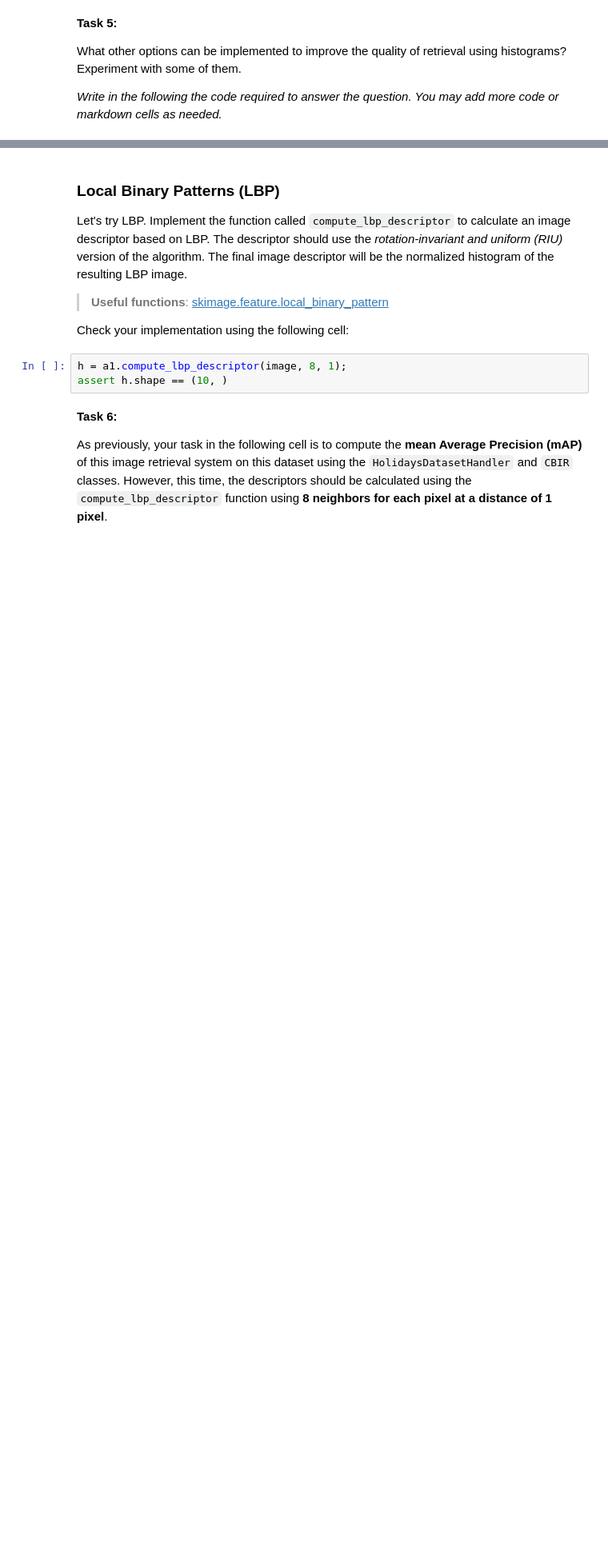
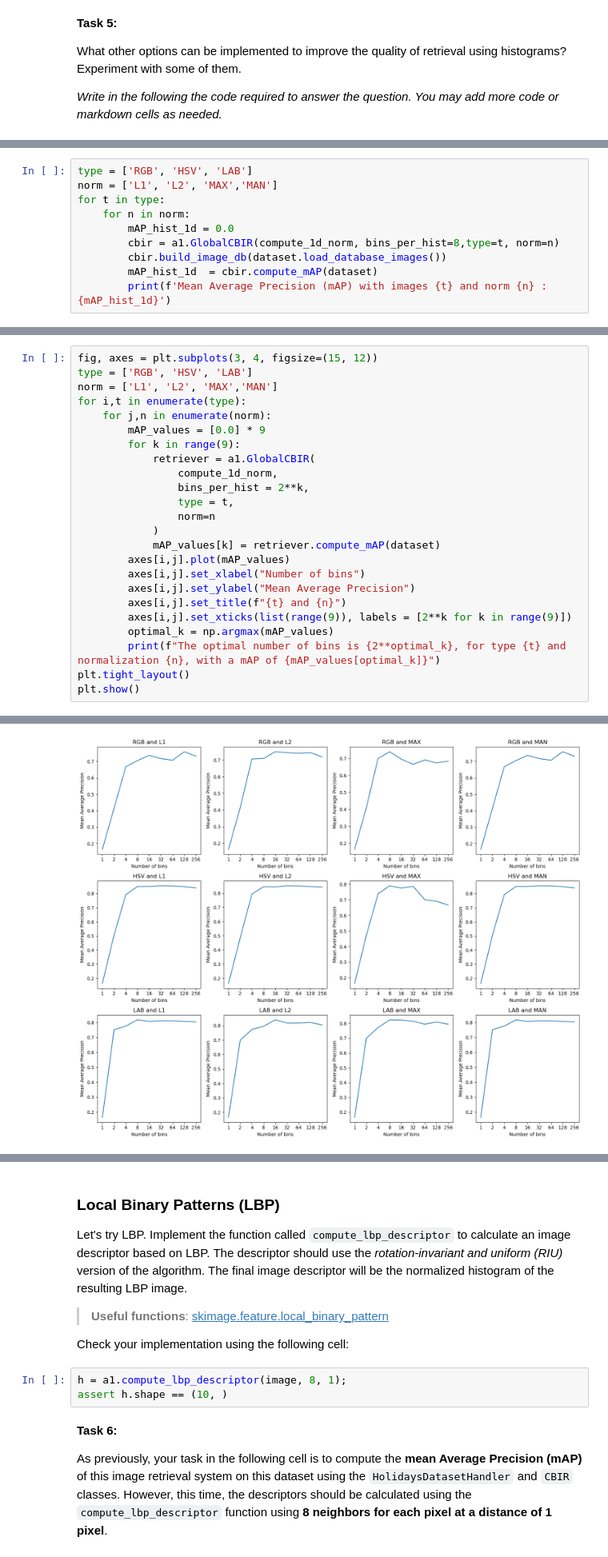
Before and after one commit to Frankwii/IIRBC_assignment1, a Jupyter notebook: 11762_Image_Description.ipynb, the cells around one changed output, grey strips where cells are left out. Shown at 80% size. Drawn from its saved outputs; the diff is of its cells as text; blank space fills up the shorter version.

```diff
--- a/11762_Image_Description.ipynb
+++ b/11762_Image_Description.ipynb
@@ -322,0 +352,10 @@ What other options can be implemented to improve the quality of retrieval using
+# %%
+type = ['RGB', 'HSV', 'LAB']
+norm = ['L1', 'L2', 'MAX','MAN']
+for t in type:
+    for n in norm:
+        mAP_hist_1d = 0.0
+        cbir = a1.GlobalCBIR(compute_1d_norm, bins_per_hist=8,type=t, norm=n)
+        cbir.build_image_db(dataset.load_database_images())
+        mAP_hist_1d  = cbir.compute_mAP(dataset)
+        print(f'Mean Average Precision (mAP) with images {t} and norm {n} : {mAP_hist_1d}')
@@ -322,0 +375,25 @@ What other options can be implemented to improve the quality of retrieval using
+# %%
+fig, axes = plt.subplots(3, 4, figsize=(15, 12))
+type = ['RGB', 'HSV', 'LAB']
+norm = ['L1', 'L2', 'MAX','MAN']
+for i,t in enumerate(type):
+    for j,n in enumerate(norm):
+        mAP_values = [0.0] * 9
+        for k in range(9):
+            retriever = a1.GlobalCBIR(
+                compute_1d_norm,
+                bins_per_hist = 2**k,
+                type = t,
+                norm=n
+            )
+            mAP_values[k] = retriever.compute_mAP(dataset)
+        axes[i,j].plot(mAP_values)
+        axes[i,j].set_xlabel("Number of bins")
+        axes[i,j].set_ylabel("Mean Average Precision")
+        axes[i,j].set_title(f"{t} and {n}")
+        axes[i,j].set_xticks(list(range(9)), labels = [2**k for k in range(9)])
+        optimal_k = np.argmax(mAP_values)
+        print(f"The optimal number of bins is {2**optimal_k}, for type {t} and normalization {n}, with a mAP of {mAP_values[optimal_k]}")
+plt.tight_layout()
+plt.show()
+# %% [output]
@@ -322,0 +412 @@ What other options can be implemented to improve the quality of retrieval using
+[figure, added]
```
Also changed, not shown: parts of 31 cells of this notebook, 1 other file.
